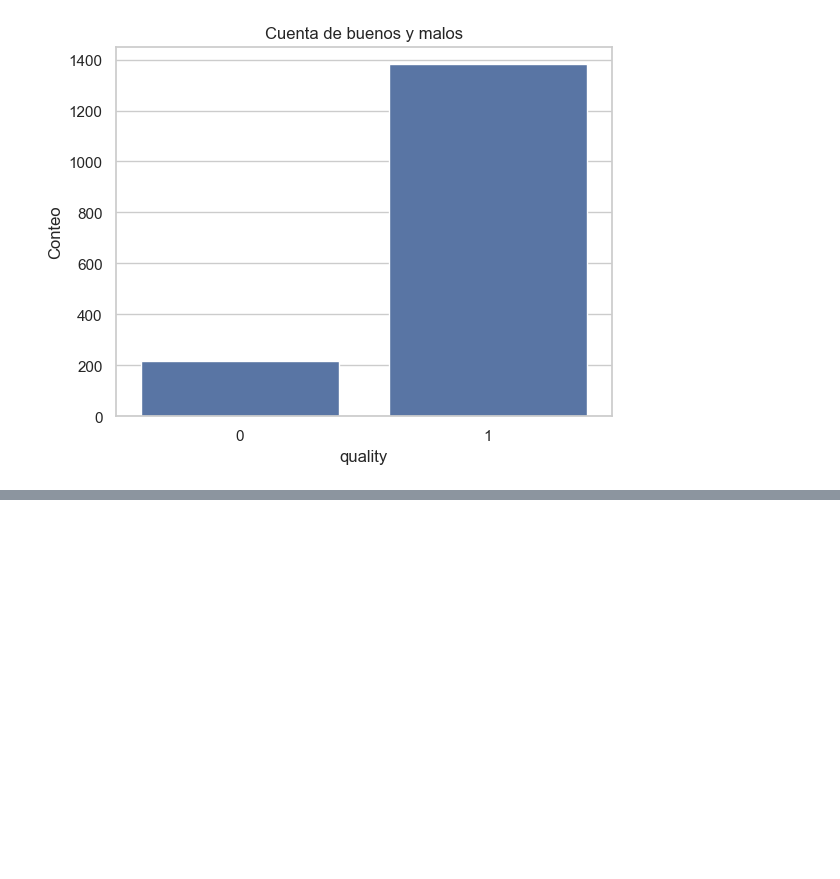
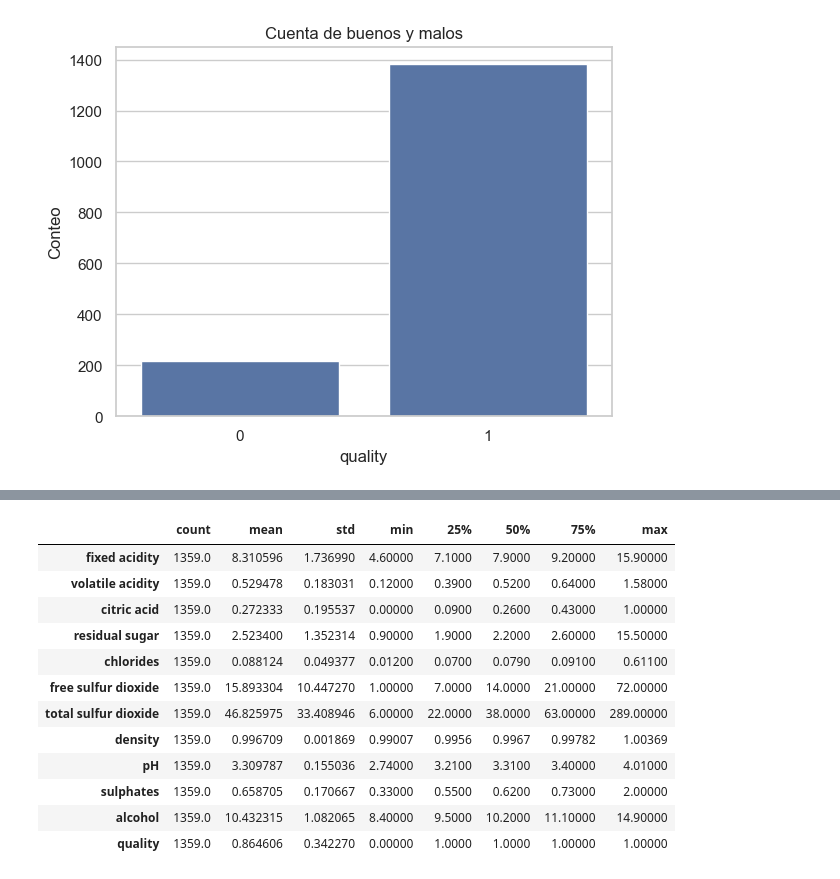
Before and after one commit to jclavijomartinez/analiticaDeDatos2330, a Jupyter notebook: Clavijo_ML_01_comparacion_rendimiento_modelos.ipynb, the cells around one changed output, grey strips where cells are left out. Saved outputs shown, nothing was run; the diff lists cells and outputs as text; code cells hidden in the pictures; blank space fills up the shorter version.

```diff
--- a/Clavijo_ML_01_comparacion_rendimiento_modelos.ipynb
+++ b/Clavijo_ML_01_comparacion_rendimiento_modelos.ipynb
@@ -288,0 +335,17 @@ plt.show()
+# %%
+#se hace un resumen estadistico
+df_wines_01.describe().T
+# %% [output]
+|  | count | mean | std | min | 25% | 50% | 75% | max |
+| fixed acidity | 1359.0 | 8.310596 | 1.736990 | 4.60000 | 7.1000 | 7.9000 | 9.20000 | 15.90000 |
+| volatile acidity | 1359.0 | 0.529478 | 0.183031 | 0.12000 | 0.3900 | 0.5200 | 0.64000 | 1.58000 |
+| citric acid | 1359.0 | 0.272333 | 0.195537 | 0.00000 | 0.0900 | 0.2600 | 0.43000 | 1.00000 |
+| residual sugar | 1359.0 | 2.523400 | 1.352314 | 0.90000 | 1.9000 | 2.2000 | 2.60000 | 15.50000 |
+| chlorides | 1359.0 | 0.088124 | 0.049377 | 0.01200 | 0.0700 | 0.0790 | 0.09100 | 0.61100 |
+| free sulfur dioxide | 1359.0 | 15.893304 | 10.447270 | 1.00000 | 7.0000 | 14.0000 | 21.00000 | 72.00000 |
+| total sulfur dioxide | 1359.0 | 46.825975 | 33.408946 | 6.00000 | 22.0000 | 38.0000 | 63.00000 | 289.00000 |
+| density | 1359.0 | 0.996709 | 0.001869 | 0.99007 | 0.9956 | 0.9967 | 0.99782 | 1.00369 |
+| pH | 1359.0 | 3.309787 | 0.155036 | 2.74000 | 3.2100 | 3.3100 | 3.40000 | 4.01000 |
+| sulphates | 1359.0 | 0.658705 | 0.170667 | 0.33000 | 0.5500 | 0.6200 | 0.73000 | 2.00000 |
+| alcohol | 1359.0 | 10.432315 | 1.082065 | 8.40000 | 9.5000 | 10.2000 | 11.10000 | 14.90000 |
+| quality | 1359.0 | 0.864606 | 0.342270 | 0.00000 | 1.0000 | 1.0000 | 1.00000 | 1.00000 |
```
Also changed, not shown: parts of 31 cells of this notebook.
